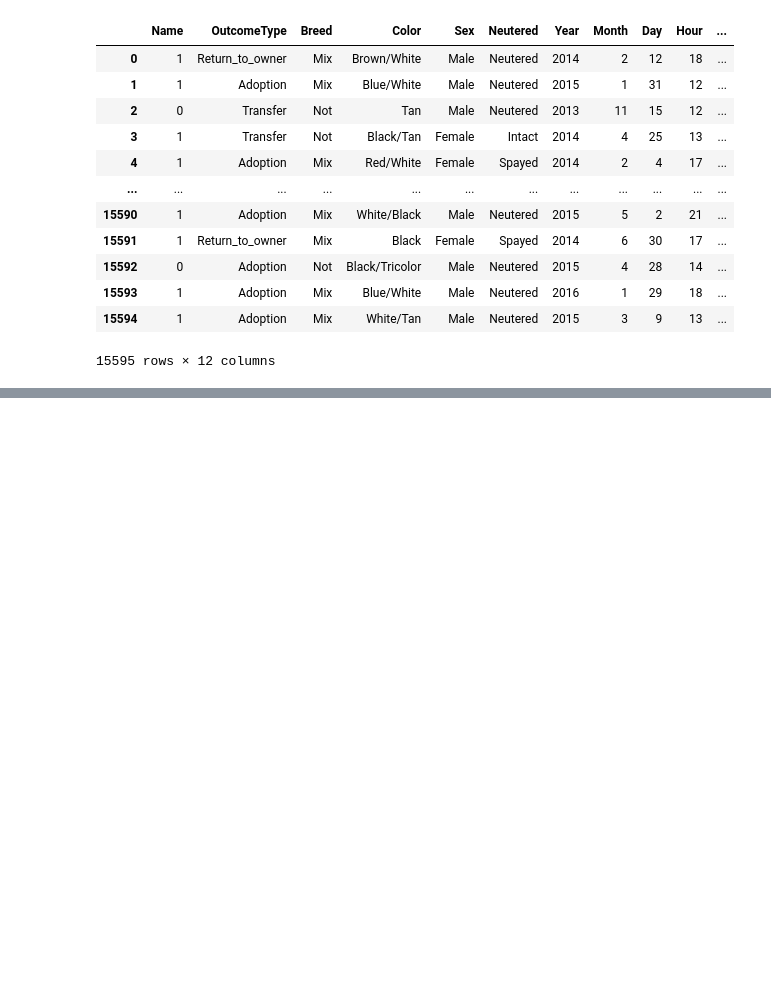
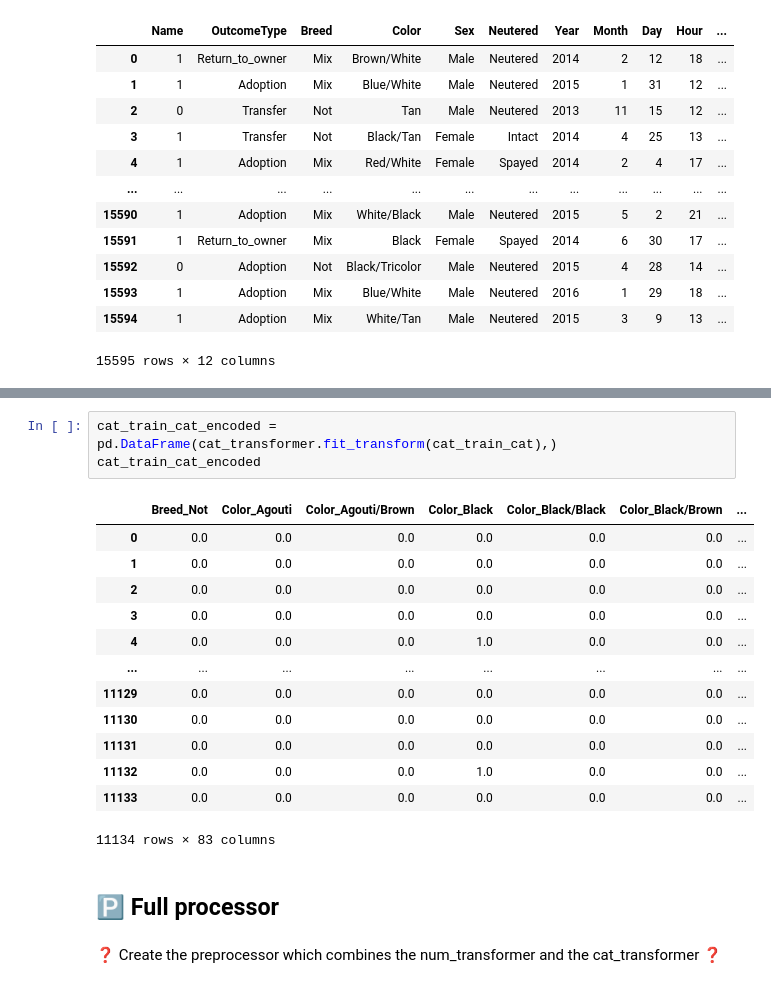
Before and after one commit to Clement733/animal_shelter_predi, a Jupyter notebook: animal_prediction.ipynb, the cells around one changed output, grey strips where cells are left out. Cells and saved outputs as stored; diff of their text form; blank space fills up the shorter version.

```diff
--- a/animal_prediction.ipynb
+++ b/animal_prediction.ipynb
@@ -603,0 +686,23 @@ cat_train_num_scaled.head()
+# %%
+cat_train_cat_encoded = pd.DataFrame(cat_transformer.fit_transform(cat_train_cat),)
+cat_train_cat_encoded
+# %% [output]
+|  | Breed_Not | Color_Agouti | Color_Agouti/Brown | Color_Black | Color_Black/Black | Color_Black/Brown | ... |
+| 0 | 0.0 | 0.0 | 0.0 | 0.0 | 0.0 | 0.0 | ... |
+| 1 | 0.0 | 0.0 | 0.0 | 0.0 | 0.0 | 0.0 | ... |
+| 2 | 0.0 | 0.0 | 0.0 | 0.0 | 0.0 | 0.0 | ... |
+| 3 | 0.0 | 0.0 | 0.0 | 0.0 | 0.0 | 0.0 | ... |
+| 4 | 0.0 | 0.0 | 0.0 | 1.0 | 0.0 | 0.0 | ... |
+| ... | ... | ... | ... | ... | ... | ... | ... |
+| 11129 | 0.0 | 0.0 | 0.0 | 0.0 | 0.0 | 0.0 | ... |
+| 11130 | 0.0 | 0.0 | 0.0 | 0.0 | 0.0 | 0.0 | ... |
+| 11131 | 0.0 | 0.0 | 0.0 | 0.0 | 0.0 | 0.0 | ... |
+| 11132 | 0.0 | 0.0 | 0.0 | 1.0 | 0.0 | 0.0 | ... |
+| 11133 | 0.0 | 0.0 | 0.0 | 0.0 | 0.0 | 0.0 | ... |
+11134 rows × 83 columns
+# %% [markdown]
+## 🅿️ Full processor
+# %% [markdown]
+
+
+❓ Create the preprocessor which combines the num_transformer and the cat_transformer ❓
```
Also changed, not shown: parts of 66 cells of this notebook.
